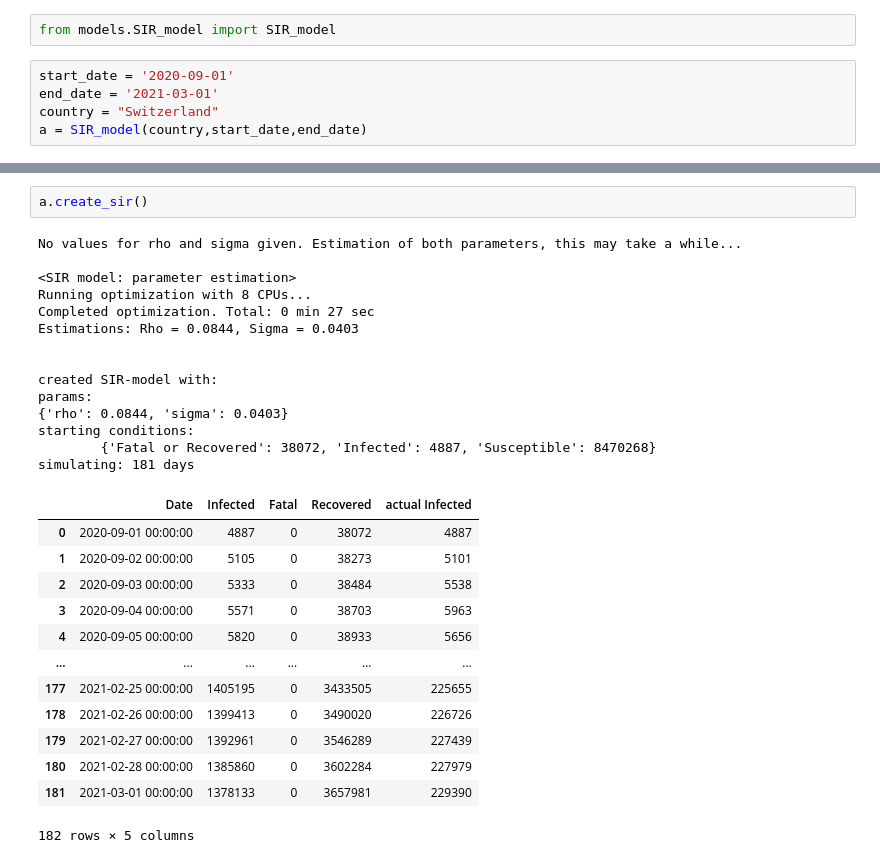
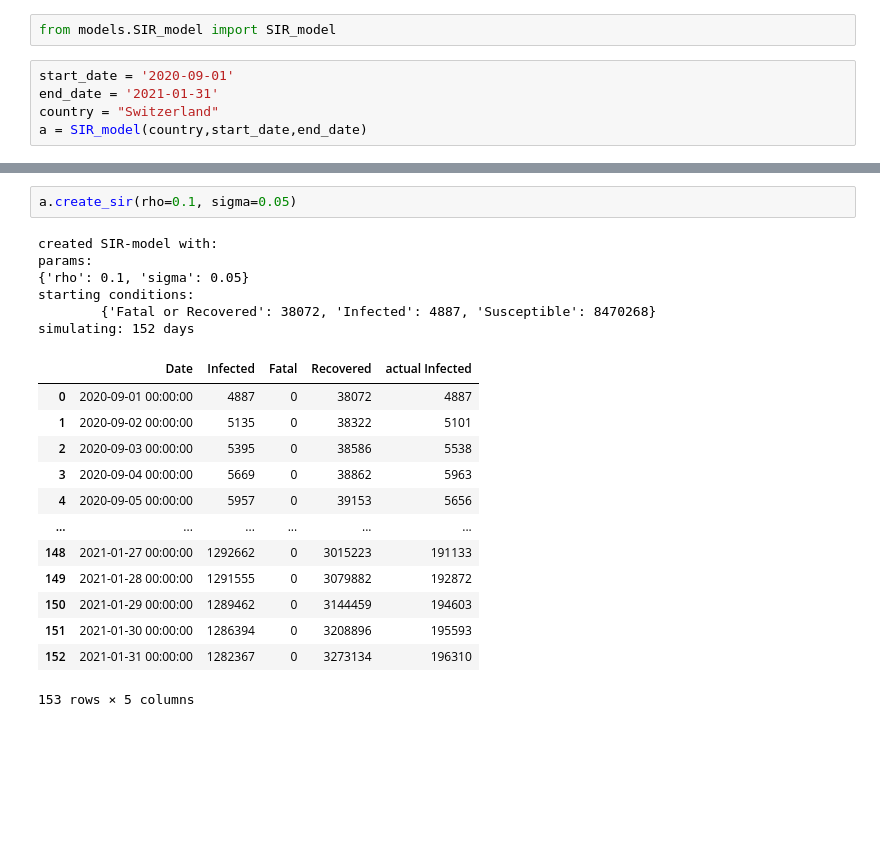
Before and after one commit to LFaltner/Data_Science_Project, a Jupyter notebook: SIR_model_sim.ipynb, the cells around one changed output, grey strips where cells are left out. Drawn from its saved outputs; the diff is of its cells as text; blank space fills up the shorter version.

Commit message:
new parameters

```diff
--- a/SIR_model_sim.ipynb
+++ b/SIR_model_sim.ipynb
@@ -2,7 +2,7 @@
 from models.SIR_model import SIR_model
 # %%
 start_date = '2020-09-01'
-end_date = '2021-03-01'
+end_date = '2021-01-31'
 country = "Switzerland"
 a = SIR_model(country,start_date,end_date)
 # %% [output]
@@ -11,32 +11,24 @@ Checking if data is up-to-date...
 # %%
-a.create_sir()
+a.create_sir(rho=0.1, sigma=0.05)
 # %% [output]
-No values for rho and sigma given. Estimation of both parameters, this may take a while...
-
-<SIR model: parameter estimation>
-Running optimization with 8 CPUs...
-Completed optimization. Total: 0 min 27 sec
-Estimations: Rho = 0.0844, Sigma = 0.0403
-
-
 created SIR-model with:
 params:
-{'rho': 0.0844, 'sigma': 0.0403}
+{'rho': 0.1, 'sigma': 0.05}
 starting conditions:
         {'Fatal or Recovered': 38072, 'Infected': 4887, 'Susceptible': 8470268}
-simulating: 181 days
+simulating: 152 days
 |  | Date | Infected | Fatal | Recovered | actual Infected |
 | 0 | 2020-09-01 00:00:00 | 4887 | 0 | 38072 | 4887 |
-| 1 | 2020-09-02 00:00:00 | 5105 | 0 | 38273 | 5101 |
-| 2 | 2020-09-03 00:00:00 | 5333 | 0 | 38484 | 5538 |
-| 3 | 2020-09-04 00:00:00 | 5571 | 0 | 38703 | 5963 |
-| 4 | 2020-09-05 00:00:00 | 5820 | 0 | 38933 | 5656 |
+| 1 | 2020-09-02 00:00:00 | 5135 | 0 | 38322 | 5101 |
+| 2 | 2020-09-03 00:00:00 | 5395 | 0 | 38586 | 5538 |
+| 3 | 2020-09-04 00:00:00 | 5669 | 0 | 38862 | 5963 |
+| 4 | 2020-09-05 00:00:00 | 5957 | 0 | 39153 | 5656 |
 | ... | ... | ... | ... | ... | ... |
-| 177 | 2021-02-25 00:00:00 | 1405195 | 0 | 3433505 | 225655 |
-| 178 | 2021-02-26 00:00:00 | 1399413 | 0 | 3490020 | 226726 |
-| 179 | 2021-02-27 00:00:00 | 1392961 | 0 | 3546289 | 227439 |
-| 180 | 2021-02-28 00:00:00 | 1385860 | 0 | 3602284 | 227979 |
-| 181 | 2021-03-01 00:00:00 | 1378133 | 0 | 3657981 | 229390 |
+| 148 | 2021-01-27 00:00:00 | 1292662 | 0 | 3015223 | 191133 |
+| 149 | 2021-01-28 00:00:00 | 1291555 | 0 | 3079882 | 192872 |
+| 150 | 2021-01-29 00:00:00 | 1289462 | 0 | 3144459 | 194603 |
+| 151 | 2021-01-30 00:00:00 | 1286394 | 0 | 3208896 | 195593 |
+| 152 | 2021-01-31 00:00:00 | 1282367 | 0 | 3273134 | 196310 |
-182 rows × 5 columns
+153 rows × 5 columns
 # %%
 a.create_main()
```
Also changed, not shown: parts of 4 cells of this notebook.
